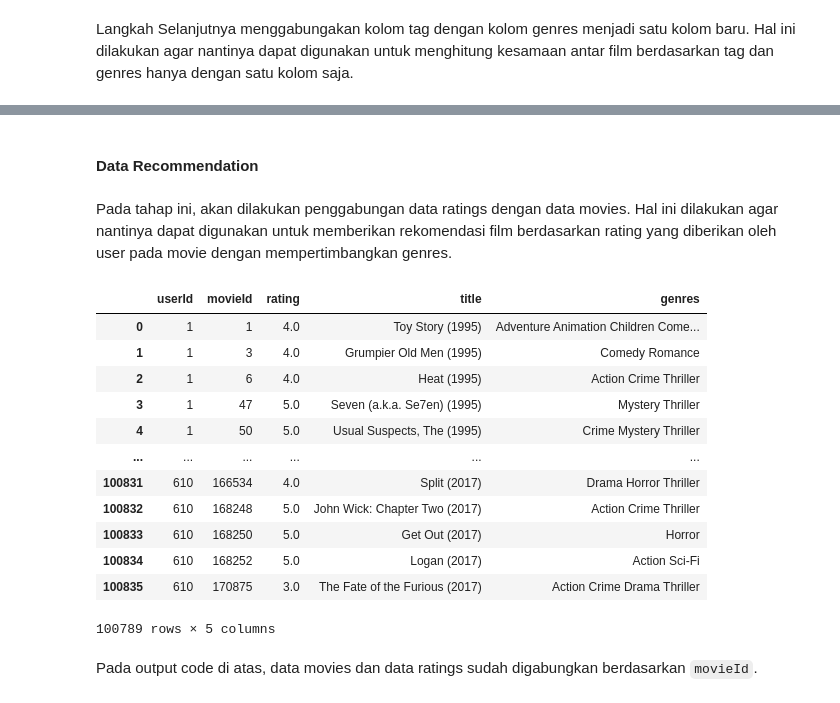
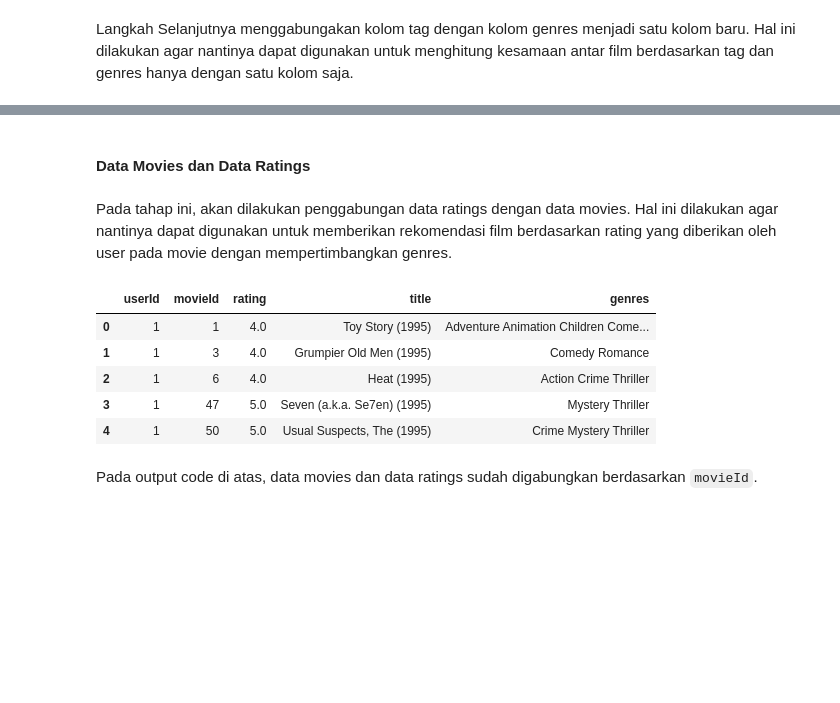
Before and after one commit to mausneg/Movie-Lens-Recommendation-System, a Jupyter notebook: submission.ipynb, the cells around one changed output, grey strips where cells are left out. Cells and saved outputs as stored; diff of their text form; code cells hidden in the pictures; blank space fills up the shorter version.

Commit message:
add explain about data merge

```diff
--- a/submission.ipynb
+++ b/submission.ipynb
@@ -309,28 +288,21 @@ df_movies_similarity
-# %% [markdown]
-#### Data Recommendation
+# %% [markdown]
+#### Data Movies dan Data Ratings
 # %% [markdown]
 Pada tahap ini, akan dilakukan penggabungan data ratings dengan data movies. Hal ini dilakukan agar nantinya dapat digunakan untuk memberikan rekomendasi film berdasarkan rating yang diberikan oleh user pada movie dengan mempertimbangkan genres.
 # %%
 df_ratings_movie= pd.merge(df_ratings,df_movies,how='left',on='movieId')
 df_ratings_movie.drop(columns=['timestamp'],axis=1,inplace=True)
 df_ratings_movie['genres'] = df_ratings_movie['genres'].apply(lambda x: np.nan if x == '(no genres listed)' else x)
 df_ratings_movie.dropna(inplace=True)
 df_ratings_movie.reset_index()
-df_ratings_movie
+df_ratings_movie.head()
 # %% [output]
 |  | userId | movieId | rating | title | genres |
 | 0 | 1 | 1 | 4.0 | Toy Story (1995) | Adventure Animation Children Come... |
 | 1 | 1 | 3 | 4.0 | Grumpier Old Men (1995) | Comedy Romance |
 | 2 | 1 | 6 | 4.0 | Heat (1995) | Action Crime Thriller |
 | 3 | 1 | 47 | 5.0 | Seven (a.k.a. Se7en) (1995) | Mystery Thriller |
 | 4 | 1 | 50 | 5.0 | Usual Suspects, The (1995) | Crime Mystery Thriller |
-| ... | ... | ... | ... | ... | ... |
-| 100831 | 610 | 166534 | 4.0 | Split (2017) | Drama Horror Thriller |
-| 100832 | 610 | 168248 | 5.0 | John Wick: Chapter Two (2017) | Action Crime Thriller |
-| 100833 | 610 | 168250 | 5.0 | Get Out (2017) | Horror |
-| 100834 | 610 | 168252 | 5.0 | Logan (2017) | Action Sci-Fi |
-| 100835 | 610 | 170875 | 3.0 | The Fate of the Furious (2017) | Action Crime Drama Thriller |
-100789 rows × 5 columns
 # %% [markdown]
 Pada output code di atas, data movies dan data ratings sudah digabungkan berdasarkan `movieId`.
 # %% [markdown]
```
Also changed, not shown: parts of 6 cells of this notebook, 1 other file.
